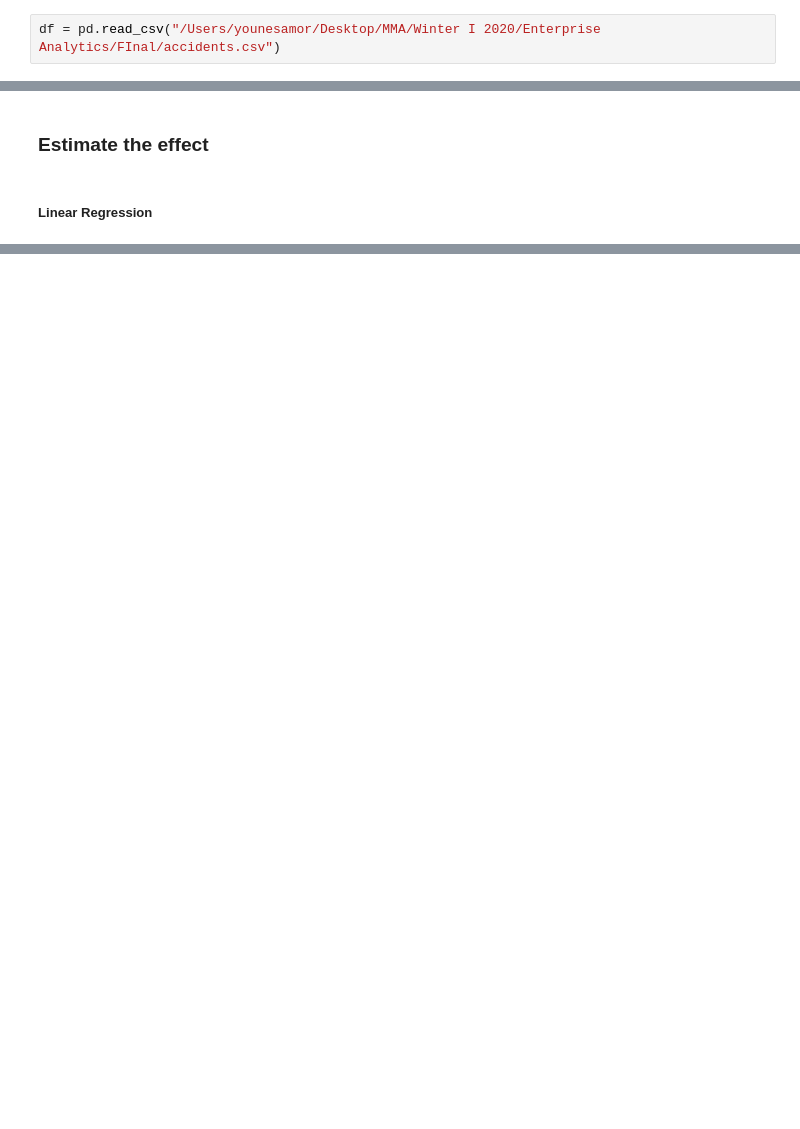
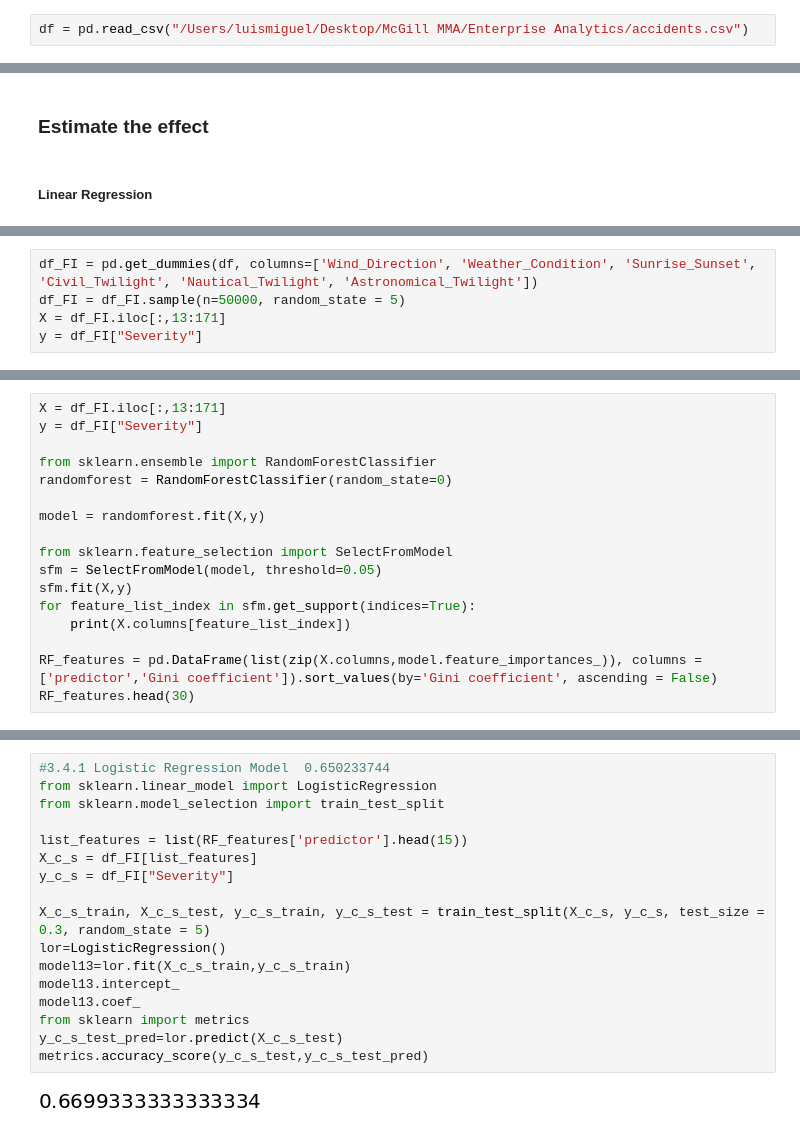
Before and after one commit to McGill-MMA-EnterpriseAnalytics/US-Accidents, a Jupyter notebook: Enterpise_Final_NB.ipynb, the cells around one changed output, grey strips where cells are left out. Cells and saved outputs as stored; diff of their text form; blank space fills up the shorter version.

```diff
--- a/Enterpise_Final_NB.ipynb
+++ b/Enterpise_Final_NB.ipynb
@@ -16,7 +16,7 @@ from nltk.corpus import stopwords
 # %% [markdown]
 ### Importing the data
 # %%
-df = pd.read_csv("/Users/younesamor/Desktop/MMA/Winter I 2020/Enterprise Analytics/FInal/accidents.csv")
+df = pd.read_csv("/Users/luismiguel/Desktop/McGill MMA/Enterprise Analytics/accidents.csv")
 # %% [markdown]
 ### Preprocessing of the data
 # %%
@@ -218 +293,6 @@ print("Causal Estimate is " + str(estimate.value))
+# %%
+df_FI = pd.get_dummies(df, columns=['Wind_Direction', 'Weather_Condition', 'Sunrise_Sunset', 'Civil_Twilight', 'Nautical_Twilight', 'Astronomical_Twilight'])
+df_FI = df_FI.sample(n=50000, random_state = 5)
+X = df_FI.iloc[:,13:171]
+y = df_FI["Severity"]
 # %% [markdown]
@@ -227,0 +364,17 @@ print("Causal Estimate is " + str(causal_estimate_regdist.value))
+# %%
+X = df_FI.iloc[:,13:171]
+y = df_FI["Severity"]
+
+from sklearn.ensemble import RandomForestClassifier
+randomforest = RandomForestClassifier(random_state=0)
+
+model = randomforest.fit(X,y)
+
+from sklearn.feature_selection import SelectFromModel
+sfm = SelectFromModel(model, threshold=0.05)
+sfm.fit(X,y)
+for feature_list_index in sfm.get_support(indices=True):
+    print(X.columns[feature_list_index])
+
+RF_features = pd.DataFrame(list(zip(X.columns,model.feature_importances_)), columns = ['predictor','Gini coefficient']).sort_values(by='Gini coefficient', ascending = False)
+RF_features.head(30)
@@ -227,0 +407,19 @@ print("Causal Estimate is " + str(causal_estimate_regdist.value))
+# %%
+#3.4.1 Logistic Regression Model  0.650233744
+from sklearn.linear_model import LogisticRegression
+from sklearn.model_selection import train_test_split
+
+list_features = list(RF_features['predictor'].head(15))
+X_c_s = df_FI[list_features]
+y_c_s = df_FI["Severity"]
+
+X_c_s_train, X_c_s_test, y_c_s_train, y_c_s_test = train_test_split(X_c_s, y_c_s, test_size = 0.3, random_state = 5)
+lor=LogisticRegression()
+model13=lor.fit(X_c_s_train,y_c_s_train)
+model13.intercept_
+model13.coef_
+from sklearn import metrics
+y_c_s_test_pred=lor.predict(X_c_s_test)
+metrics.accuracy_score(y_c_s_test,y_c_s_test_pred)
+# %% [output]
+[figure, added]
```
Also changed, not shown: parts of 33 cells of this notebook, 1 other file.
